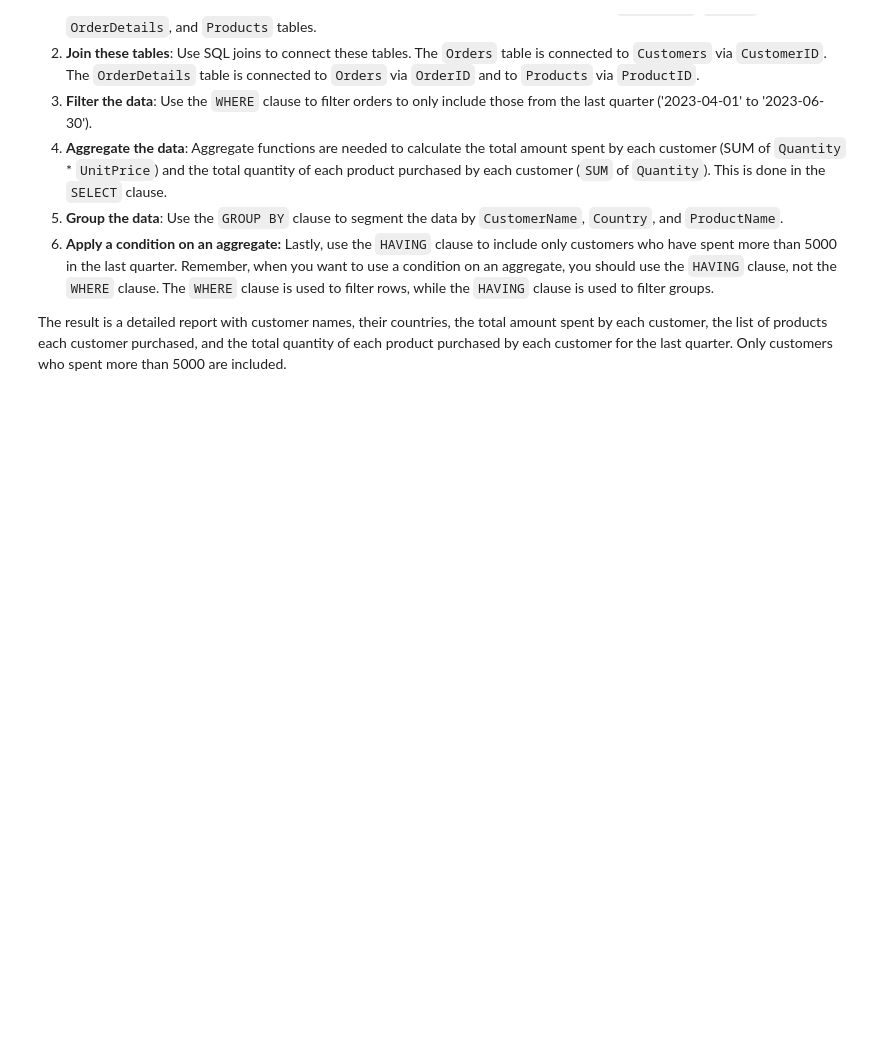
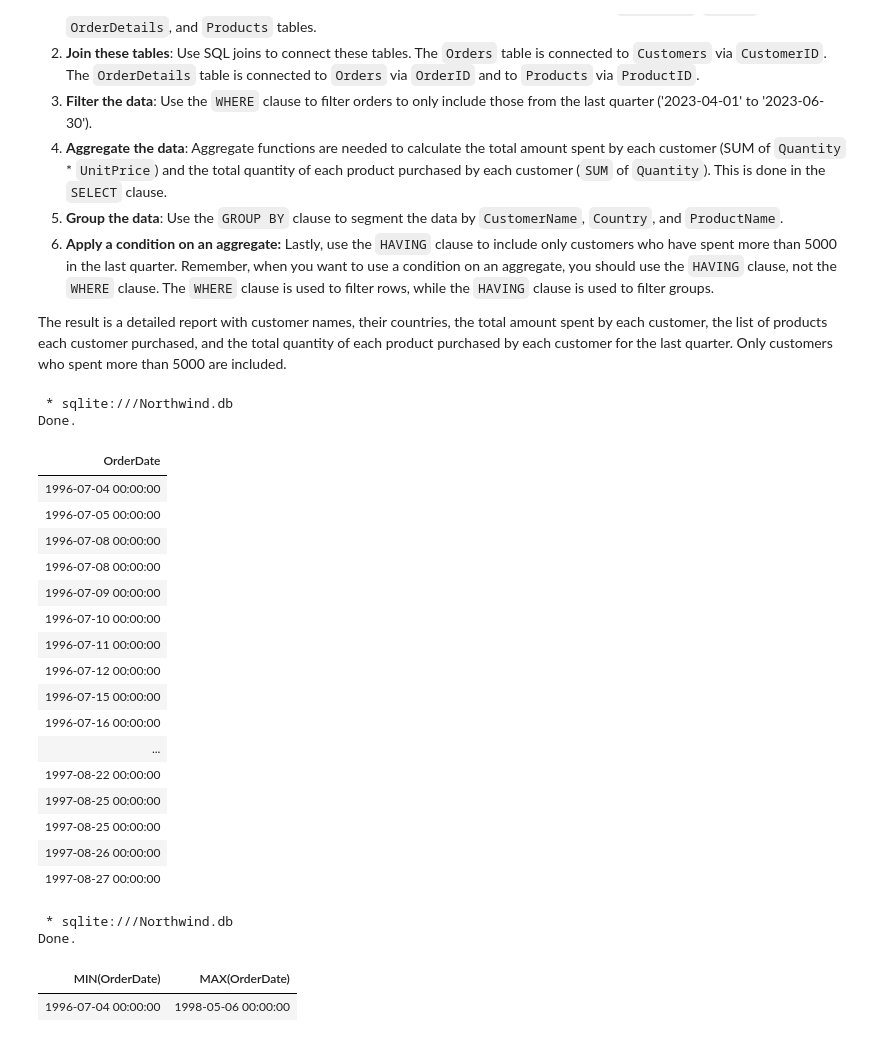
Before and after one commit to RealElvince/northwind-project-2, a Jupyter notebook: Joins and set operations [Exercise].ipynb, the cells around one changed output. Drawn from its saved outputs; the diff is of its cells as text; code cells hidden in the pictures; blank space fills up the shorter version.

```diff
--- a/Joins and set operations [Exercise].ipynb
+++ b/Joins and set operations [Exercise].ipynb
@@ -404,6 +397,44 @@ Here's how to break down the problem:
 6. **Apply a condition on an aggregate:** Lastly, use the `HAVING` clause to include only customers who have spent more than 5000 in the last quarter. Remember, when you want to use a condition on an aggregate, you should use the `HAVING` clause, not the `WHERE` clause. The `WHERE` clause is used to filter rows, while the `HAVING` clause is used to filter groups.
 
 The result is a detailed report with customer names, their countries, the total amount spent by each customer, the list of products each customer purchased, and the total quantity of each product purchased by each customer for the last quarter. Only customers who spent more than 5000 are included.
+# %%
+%%sql
+SELECT
+    OrderDate
+FROM
+    Orders;
+# %% [output]
+ * sqlite:///Northwind.db
+Done.
+| OrderDate |
+| 1996-07-04 00:00:00 |
+| 1996-07-05 00:00:00 |
+| 1996-07-08 00:00:00 |
+| 1996-07-08 00:00:00 |
+| 1996-07-09 00:00:00 |
+| 1996-07-10 00:00:00 |
+| 1996-07-11 00:00:00 |
+| 1996-07-12 00:00:00 |
+| 1996-07-15 00:00:00 |
+| 1996-07-16 00:00:00 |
+| ... |
+| 1997-08-22 00:00:00 |
+| 1997-08-25 00:00:00 |
+| 1997-08-25 00:00:00 |
+| 1997-08-26 00:00:00 |
+| 1997-08-27 00:00:00 |
+# %%
+%%sql
+SELECT
+    MIN(OrderDate),
+    MAX(OrderDate)
+FROM
+    orders;
+# %% [output]
+ * sqlite:///Northwind.db
+Done.
+| MIN(OrderDate) | MAX(OrderDate) |
+| 1996-07-04 00:00:00 | 1998-05-06 00:00:00 |
 # %% [markdown]
 #
 
```
Also changed, not shown: parts of 2 cells of this notebook.
